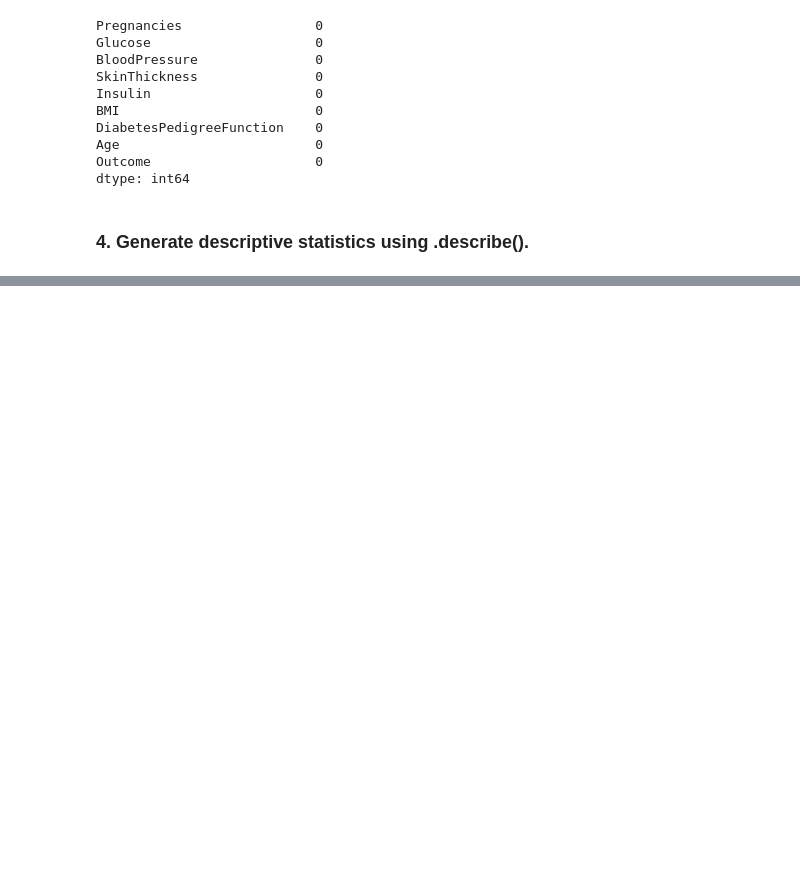
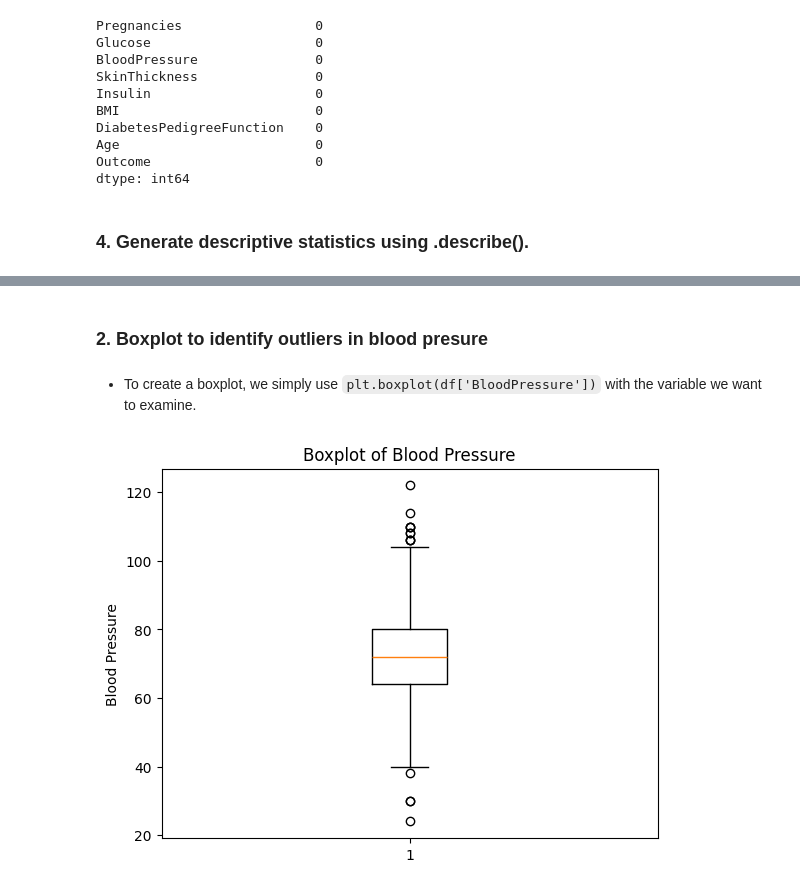
Before and after one commit to JB-GB/AI_for_Biomedical_Engineers, a Jupyter notebook: AF2_Data_Processing.ipynb, the cells around one changed output, grey strips where cells are left out. Cells and saved outputs as stored; diff of their text form; code cells hidden in the pictures; blank space fills up the shorter version.

```diff
--- a/AF2_Data_Processing.ipynb
+++ b/AF2_Data_Processing.ipynb
@@ -61,0 +153,12 @@ dtype: int64
+# %% [markdown]
+### 2. Boxplot to identify outliers in blood presure
+# %% [markdown]
+- To create a boxplot, we simply use `plt.boxplot(df['BloodPressure'])` with the variable we want to examine.
+# %%
+# Self-explanatory
+plt.boxplot(df['BloodPressure'])
+plt.ylabel('Blood Pressure')
+plt.title('Boxplot of Blood Pressure')
+plt.show()
+# %% [output]
+[figure, added]
```
Also changed, not shown: parts of 41 cells of this notebook.
